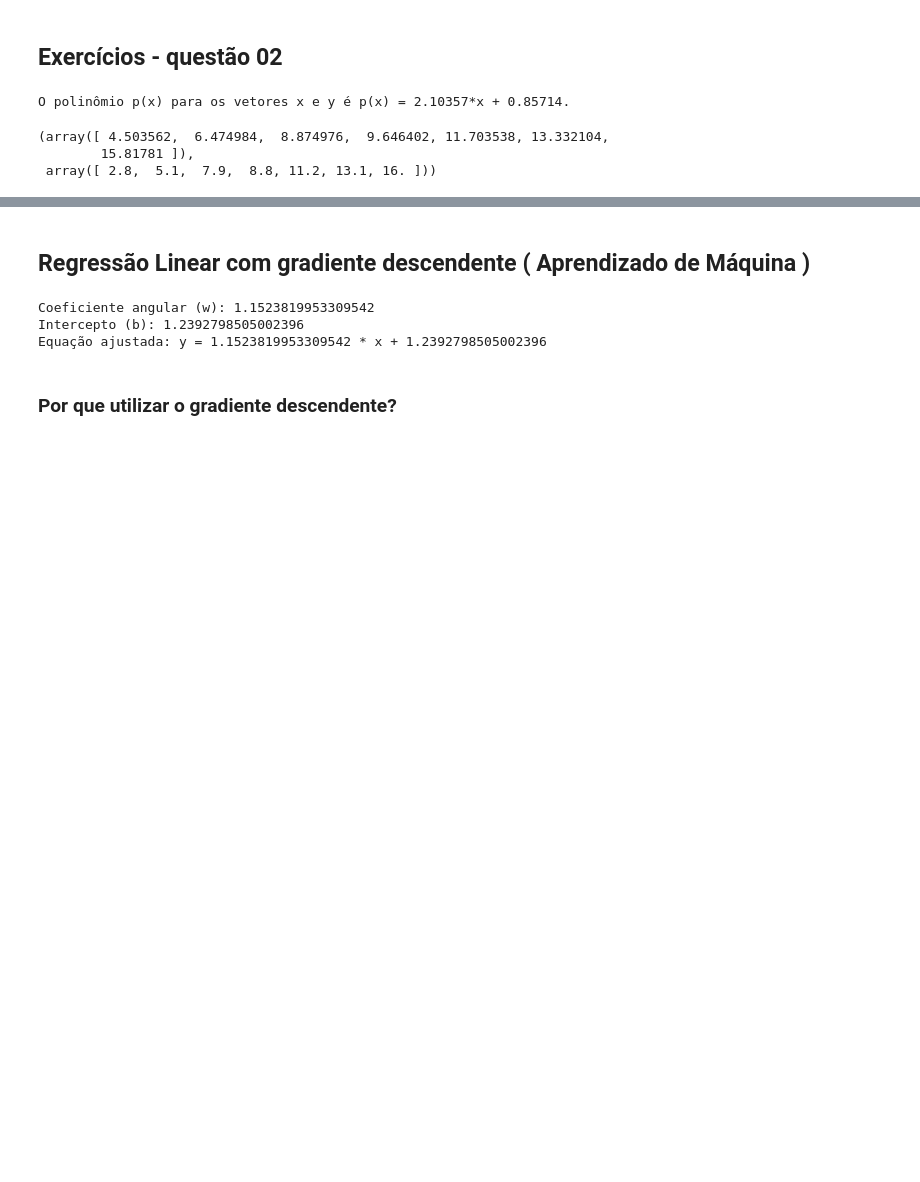
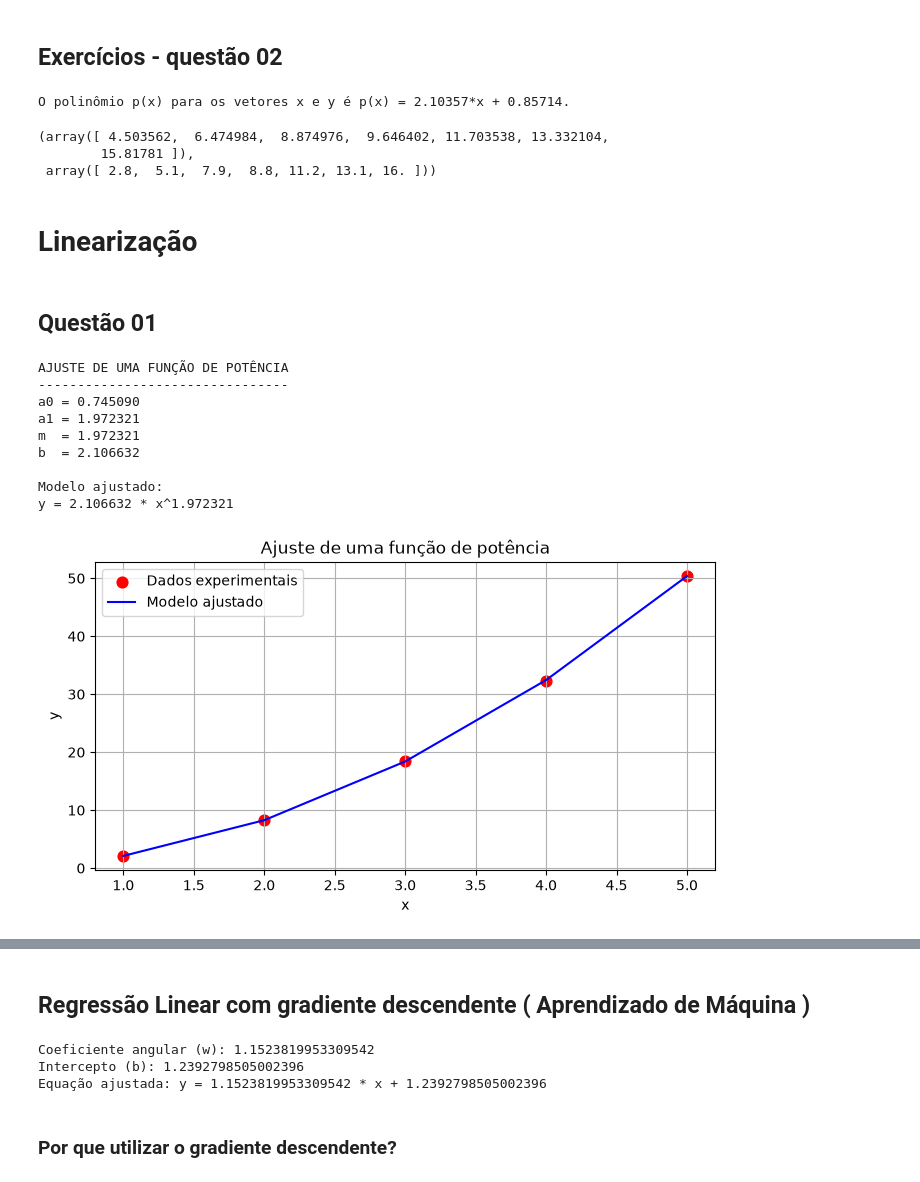
Before and after one commit to JonathaCosta-IA/1-NM_GitHub, a Jupyter notebook: C-NoteBooks/06-Unit.ipynb, the cells around one changed output, grey strips where cells are left out. Cells and saved outputs as stored; diff of their text form; code cells hidden in the pictures; blank space fills up the shorter version.

```diff
--- a/C-NoteBooks/06-Unit.ipynb
+++ b/C-NoteBooks/06-Unit.ipynb
@@ -126,3 +126,64 @@ y_hat,y
 (array([ 4.503562,  6.474984,  8.874976,  9.646402, 11.703538, 13.332104,
         15.81781 ]),
  array([ 2.8,  5.1,  7.9,  8.8, 11.2, 13.1, 16. ]))
+# %% [markdown]
+# Linearização
+# %% [markdown]
+## Questão 01
+# %%
+''' Modelo não-linear:  y=bx^m
+
+    ln(y) = ln(b) + m ln(x)
+    Y = ln(y), X = ln(X)
+    a_0 = ln(b)
+    a_1 = m
+
+    Y=a_0 + a_1X
+
+    m=a_1 e b = exp^a_0
+'''
+
+
+import numpy as np
+import matplotlib.pyplot as plt
+
+x = np.array([1, 2, 3, 4, 5], dtype=float)
+y = np.array([2.1, 8.3, 18.5, 32.2, 50.4])
+X,Y = np.log(x), np.log(y)
+a1, a0 = reglin(X, Y)   # np.polyfit(x,y,1)
+m,b = a1, np.exp(a0)
+y_ajustado = b * x**m
+print("AJUSTE DE UMA FUNÇÃO DE POTÊNCIA")
+print("--------------------------------")
+print(f"a0 = {a0:.6f}")
+print(f"a1 = {a1:.6f}")
+print(f"m  = {m:.6f}")
+print(f"b  = {b:.6f}")
+print("\nModelo ajustado:")
+print(f"y = {b:.6f} * x^{m:.6f}")
+
+# Criando pontos para uma curva suave
+x_curva = np.linspace(1, 5, 5)
+y_curva = b * x_curva**m
+plt.figure(figsize=(8, 4))
+plt.scatter(x, y, color='red',
+            label='Dados experimentais', s=60)
+plt.plot(x_curva, y_curva, color='blue',
+         label='Modelo ajustado')
+plt.xlabel('x')
+plt.ylabel('y')
+plt.title('Ajuste de uma função de potência')
+plt.grid(True)
+plt.legend()
+plt.show()
+# %% [output]
+AJUSTE DE UMA FUNÇÃO DE POTÊNCIA
+--------------------------------
+a0 = 0.745090
+a1 = 1.972321
+m  = 1.972321
+b  = 2.106632
+
+Modelo ajustado:
+y = 2.106632 * x^1.972321
+[figure, added]
```
Also changed, not shown: parts of 10 cells of this notebook, 3 other files.
